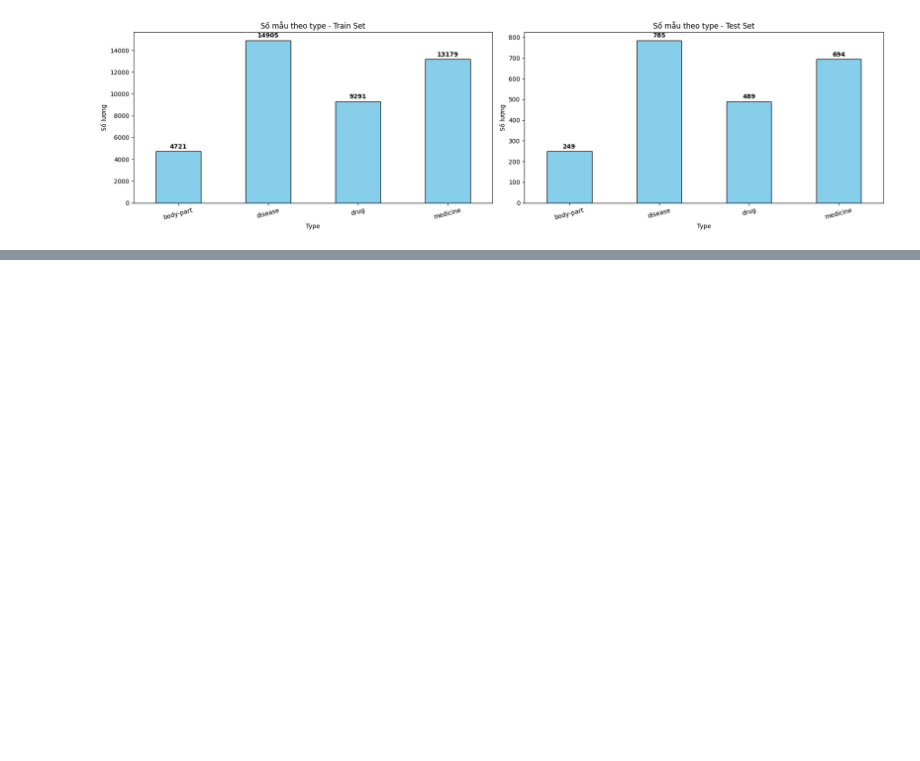
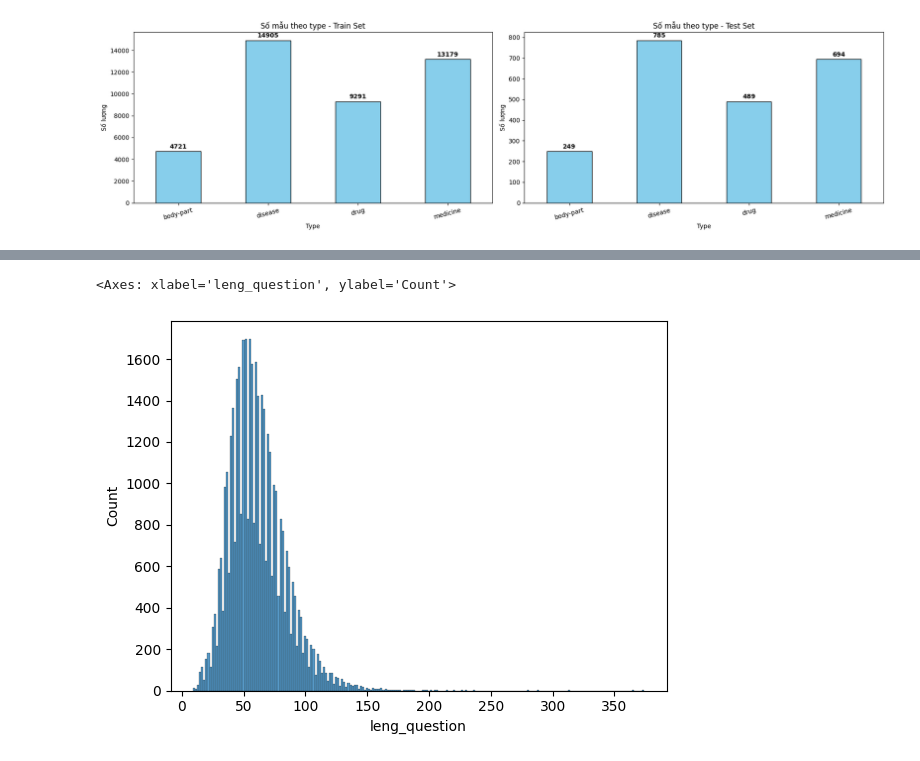
Before and after one commit to baduyne/Medical-Consultant, a Jupyter notebook: Data/eda_data.ipynb, the cells around one changed output, grey strips where cells are left out. Cells and saved outputs as stored; diff of their text form; code cells hidden in the pictures; blank space fills up the shorter version.

```diff
--- a/Data/eda_data.ipynb
+++ b/Data/eda_data.ipynb
@@ -147,0 +183,5 @@ draw_all_plots([statis(merged_train), statis(test_ds)], ['Train Set', 'Test Set'
+# %%
+sns.histplot(merged_train, x = "leng_question")
+# %% [output]
+<Axes: xlabel='leng_question', ylabel='Count'>
+[figure, added]
```
Also changed, not shown: parts of 3 cells of this notebook, 8 other files.
